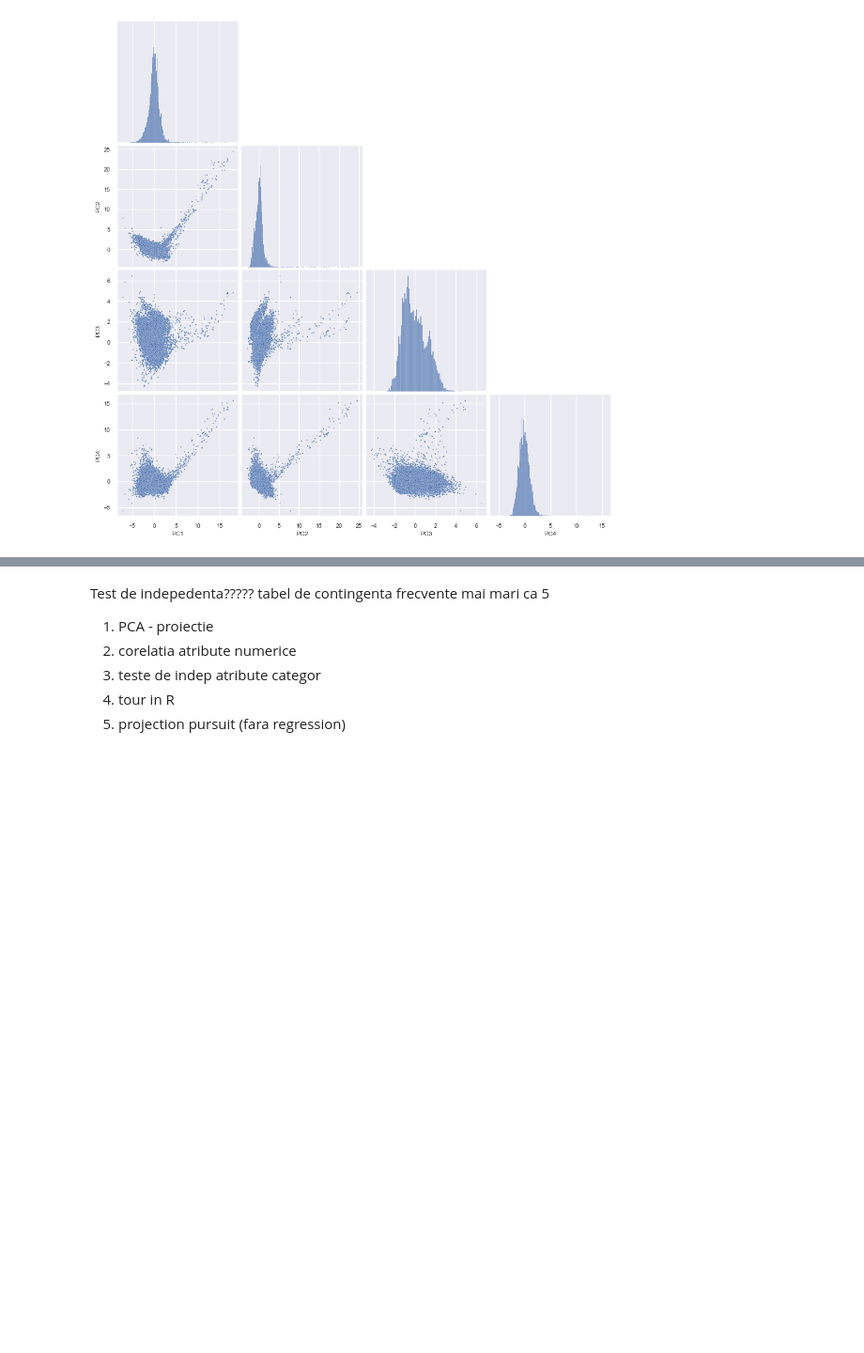
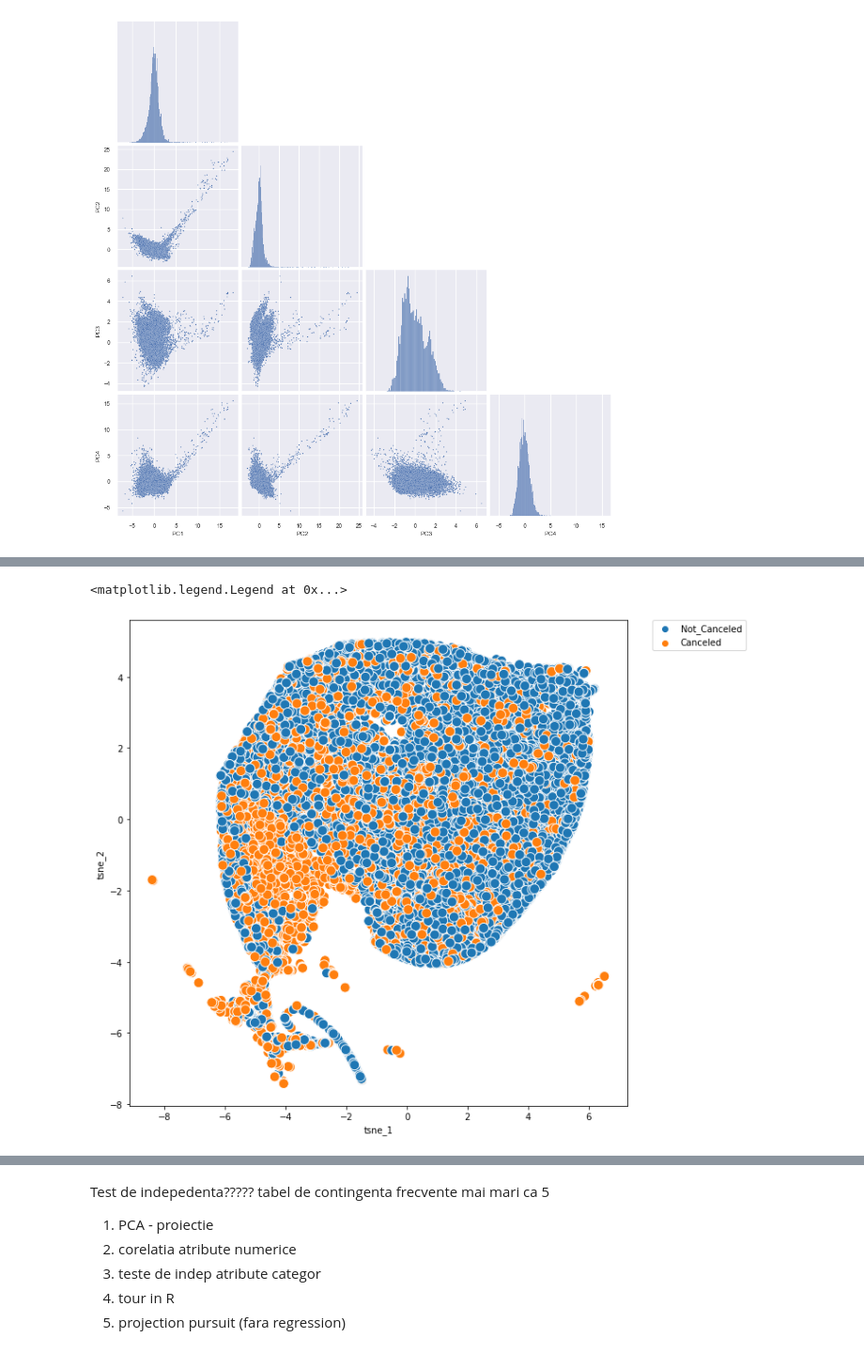
Before and after one commit to Ca3zsar/DM-Tasks, a Jupyter notebook: DM_Task1.ipynb, the cells around one changed output, grey strips where cells are left out. Shown at 94% size. Saved outputs shown, nothing was run; the diff lists cells and outputs as text; code cells hidden in the pictures; blank space fills up the shorter version.

```diff
--- a/DM_Task1.ipynb
+++ b/DM_Task1.ipynb
@@ -331,0 +414,4 @@ sns.pairplot(hotel_pca_df.iloc[:, :8], diag_kind='hist', corner=True, plot_kws={
+# %%
+dataset = hotel[numerical_columns]
+tsne = TSNE(n_components=2, verbose=1, perplexity=40, n_iter=250)
+tsne_results = tsne.fit_transform(dataset)
@@ -331,0 +436,14 @@ sns.pairplot(hotel_pca_df.iloc[:, :8], diag_kind='hist', corner=True, plot_kws={
+# %%
+# plot the result of TSNE with the label color coded
+tsne_result_df = pd.DataFrame({'tsne_1': tsne_results[:,0], 'tsne_2': tsne_results[:,1], 'label': hotel['booking_status']})
+fig, ax = plt.subplots(1)
+fig.set_size_inches(10, 10)
+sns.scatterplot(x='tsne_1', y='tsne_2', hue='label', data=tsne_result_df, ax=ax,s=120)
+# lim = (tsne_results.min()-5, tsne_results.max()+5)
+# ax.set_xlim(lim)
+# ax.set_ylim(lim)
+# ax.set_aspect('equal')
+ax.legend(bbox_to_anchor=(1.05, 1), loc=2, borderaxespad=0.0)
+# %% [output]
+<matplotlib.legend.Legend at 0x...>
+[figure, added]
```
Also changed, not shown: parts of 18 cells of this notebook.
